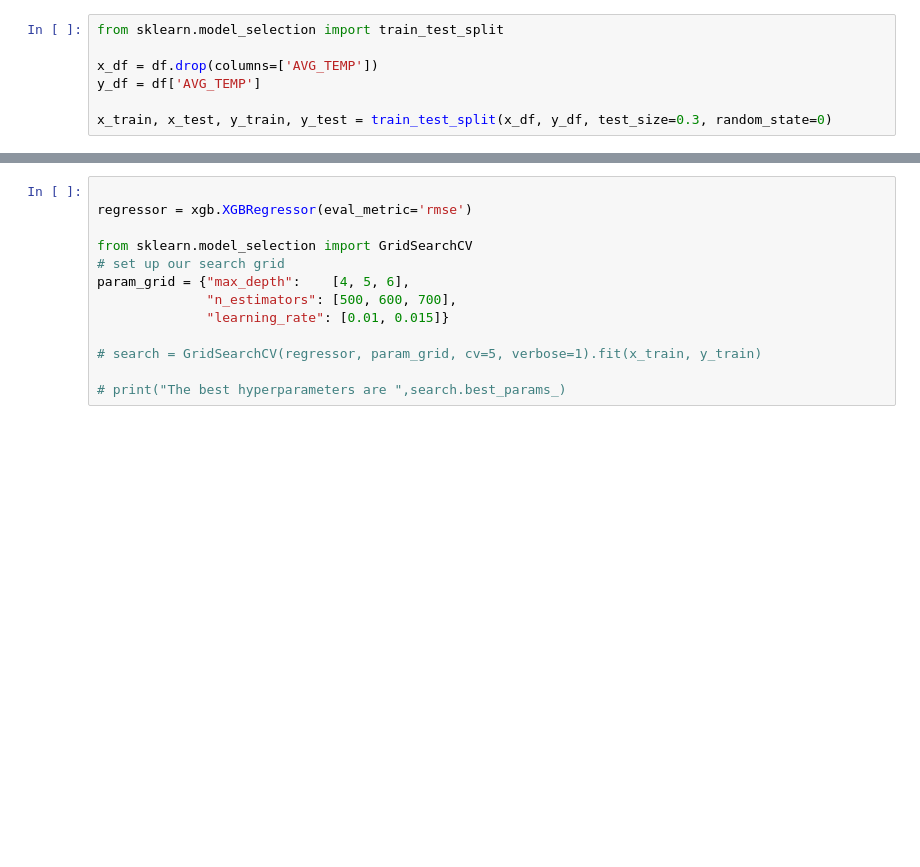
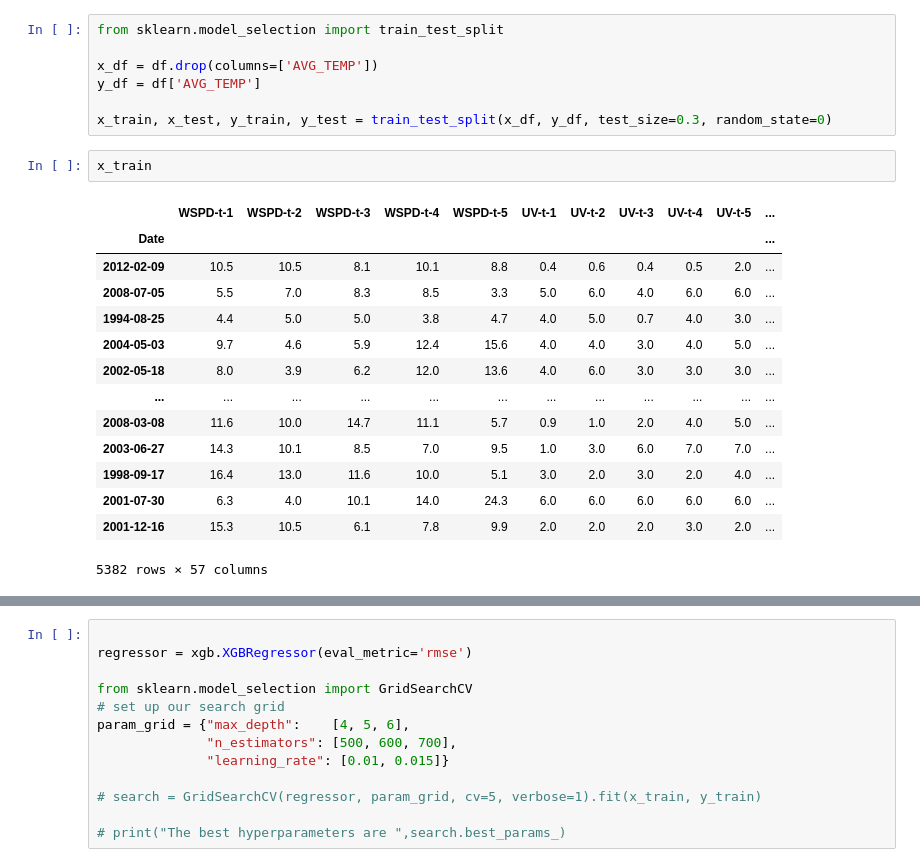
Before and after one commit to Argonaut790/HK-Temperature-Forecasting, a Jupyter notebook: src/xgboost/xgboost.ipynb, the cells around one changed output, grey strips where cells are left out. Cells and saved outputs as stored; diff of their text form; blank space fills up the shorter version.

```diff
--- a/src/xgboost/xgboost.ipynb
+++ b/src/xgboost/xgboost.ipynb
@@ -253,6 +263,23 @@ x_df = df.drop(columns=['AVG_TEMP'])
 y_df = df['AVG_TEMP']
 
 x_train, x_test, y_train, y_test = train_test_split(x_df, y_df, test_size=0.3, random_state=0)
+# %%
+x_train
+# %% [output]
+|  | WSPD-t-1 | WSPD-t-2 | WSPD-t-3 | WSPD-t-4 | WSPD-t-5 | UV-t-1 | UV-t-2 | UV-t-3 | UV-t-4 | UV-t-5 | ... |
+| Date |  |  |  |  |  |  |  |  |  |  | ... |
+| 2012-02-09 | 10.5 | 10.5 | 8.1 | 10.1 | 8.8 | 0.4 | 0.6 | 0.4 | 0.5 | 2.0 | ... |
+| 2008-07-05 | 5.5 | 7.0 | 8.3 | 8.5 | 3.3 | 5.0 | 6.0 | 4.0 | 6.0 | 6.0 | ... |
+| 1994-08-25 | 4.4 | 5.0 | 5.0 | 3.8 | 4.7 | 4.0 | 5.0 | 0.7 | 4.0 | 3.0 | ... |
+| 2004-05-03 | 9.7 | 4.6 | 5.9 | 12.4 | 15.6 | 4.0 | 4.0 | 3.0 | 4.0 | 5.0 | ... |
+| 2002-05-18 | 8.0 | 3.9 | 6.2 | 12.0 | 13.6 | 4.0 | 6.0 | 3.0 | 3.0 | 3.0 | ... |
+| ... | ... | ... | ... | ... | ... | ... | ... | ... | ... | ... | ... |
+| 2008-03-08 | 11.6 | 10.0 | 14.7 | 11.1 | 5.7 | 0.9 | 1.0 | 2.0 | 4.0 | 5.0 | ... |
+| 2003-06-27 | 14.3 | 10.1 | 8.5 | 7.0 | 9.5 | 1.0 | 3.0 | 6.0 | 7.0 | 7.0 | ... |
+| 1998-09-17 | 16.4 | 13.0 | 11.6 | 10.0 | 5.1 | 3.0 | 2.0 | 3.0 | 2.0 | 4.0 | ... |
+| 2001-07-30 | 6.3 | 4.0 | 10.1 | 14.0 | 24.3 | 6.0 | 6.0 | 6.0 | 6.0 | 6.0 | ... |
+| 2001-12-16 | 15.3 | 10.5 | 6.1 | 7.8 | 9.9 | 2.0 | 2.0 | 2.0 | 3.0 | 2.0 | ... |
+5382 rows × 57 columns
 # %%
 import xgboost as xgb
 from sklearn.model_selection import GridSearchCV
```
Also changed, not shown: parts of 15 cells of this notebook, 19 other files.
